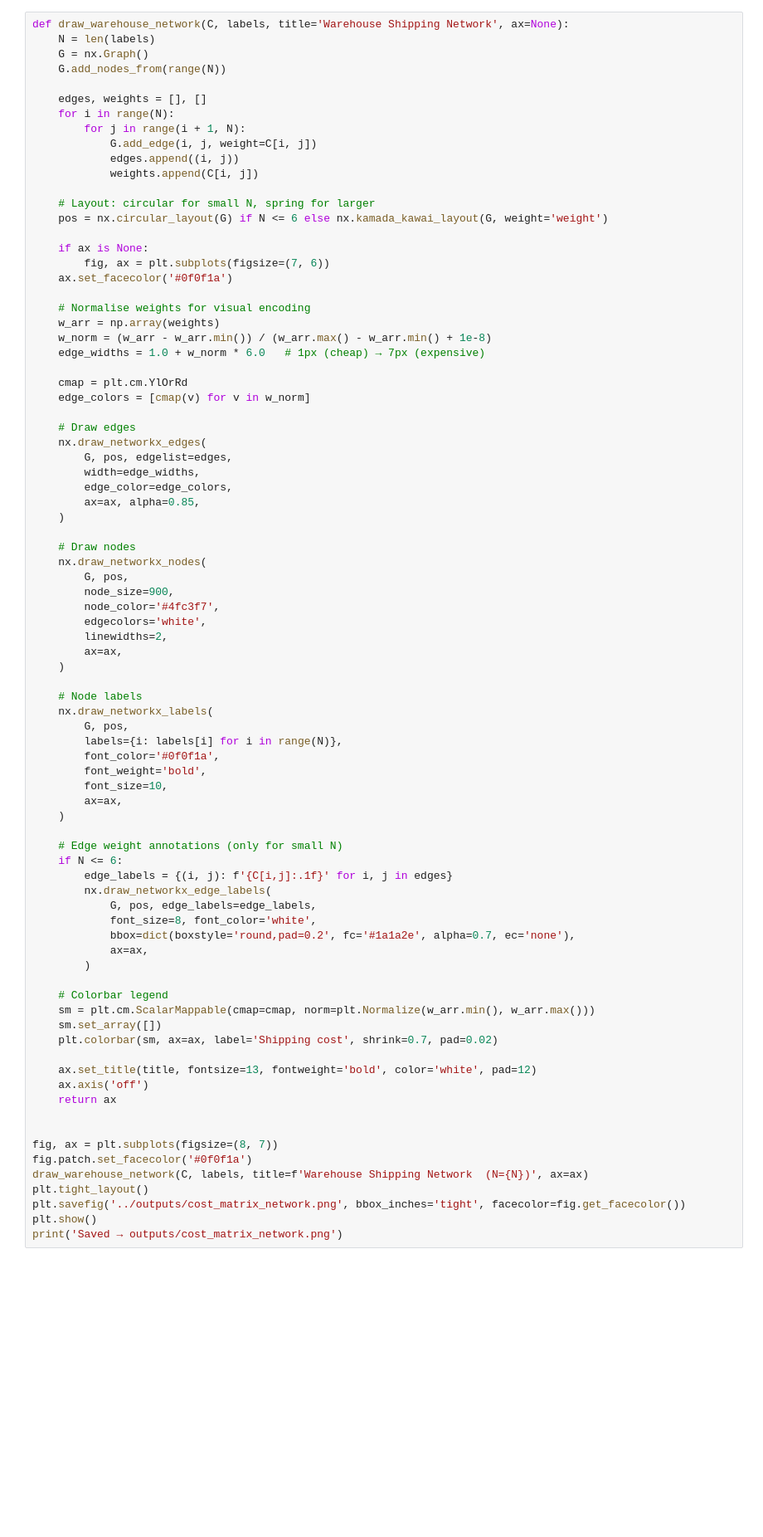
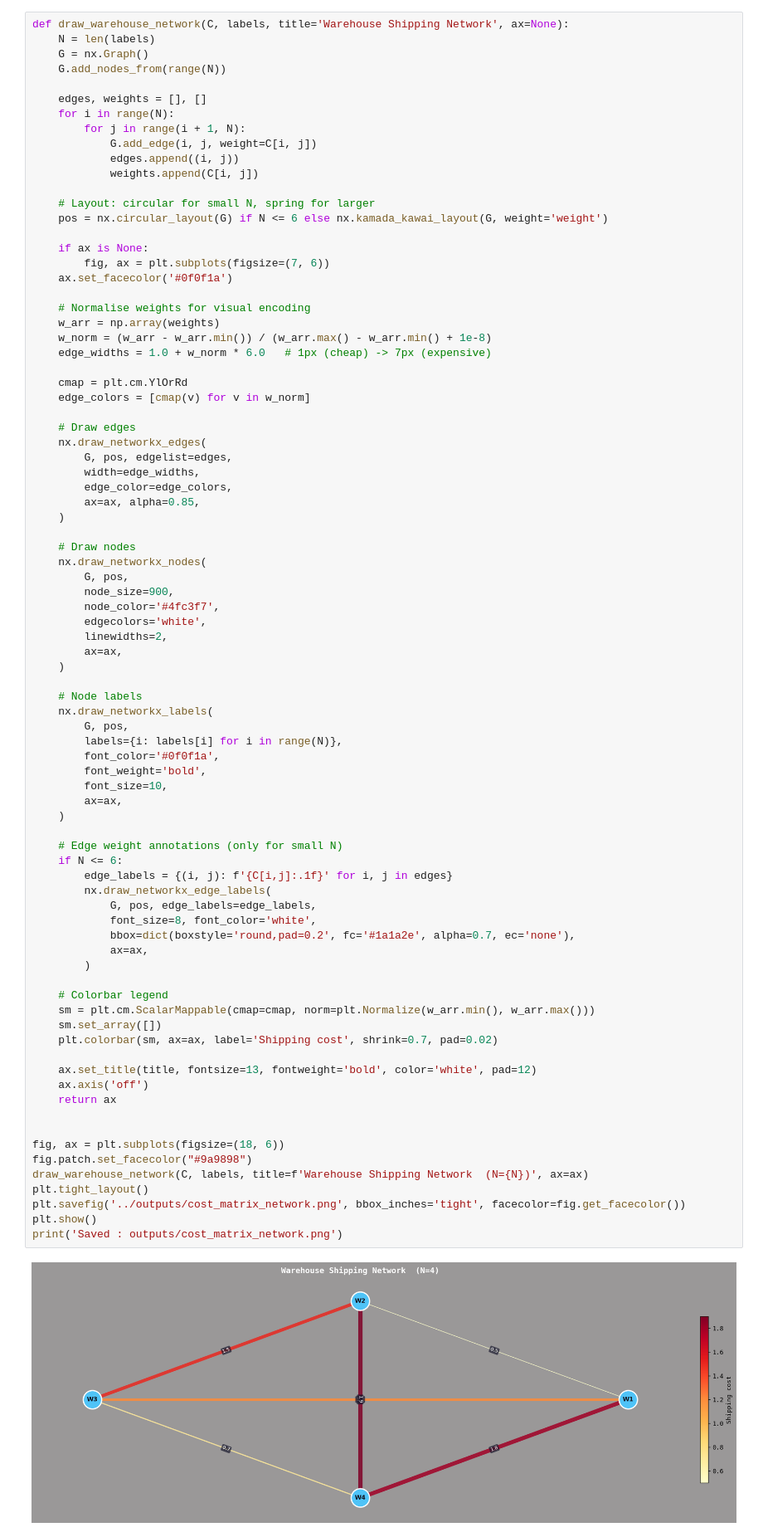
Before and after one commit to MassineELKHADER/Warehouse-management-RL, a Jupyter notebook: notebooks/cost_matrix_exploration.ipynb, the cells around one changed output. Shown at 83% size. Cells and saved outputs as stored; diff of their text form; blank space fills up the shorter version.

```diff
--- a/notebooks/cost_matrix_exploration.ipynb
+++ b/notebooks/cost_matrix_exploration.ipynb
@@ -152,7 +204,7 @@ def draw_warehouse_network(C, labels, title='Warehouse Shipping Network', ax=Non
     # Normalise weights for visual encoding
     w_arr = np.array(weights)
     w_norm = (w_arr - w_arr.min()) / (w_arr.max() - w_arr.min() + 1e-8)
-    edge_widths = 1.0 + w_norm * 6.0   # 1px (cheap) → 7px (expensive)
+    edge_widths = 1.0 + w_norm * 6.0   # 1px (cheap) -> 7px (expensive)
 
     cmap = plt.cm.YlOrRd
     edge_colors = [cmap(v) for v in w_norm]
@@ -182,33 +234,35 @@ def draw_warehouse_network(C, labels, title='Warehouse Shipping Network', ax=Non
         font_color='#0f0f1a',
         font_weight='bold',
         font_size=10,
         ax=ax,
     )
 
     # Edge weight annotations (only for small N)
     if N <= 6:
         edge_labels = {(i, j): f'{C[i,j]:.1f}' for i, j in edges}
         nx.draw_networkx_edge_labels(
             G, pos, edge_labels=edge_labels,
             font_size=8, font_color='white',
             bbox=dict(boxstyle='round,pad=0.2', fc='#1a1a2e', alpha=0.7, ec='none'),
             ax=ax,
         )
 
     # Colorbar legend
     sm = plt.cm.ScalarMappable(cmap=cmap, norm=plt.Normalize(w_arr.min(), w_arr.max()))
     sm.set_array([])
     plt.colorbar(sm, ax=ax, label='Shipping cost', shrink=0.7, pad=0.02)
 
     ax.set_title(title, fontsize=13, fontweight='bold', color='white', pad=12)
     ax.axis('off')
     return ax
 
 
-fig, ax = plt.subplots(figsize=(8, 7))
-fig.patch.set_facecolor('#0f0f1a')
+fig, ax = plt.subplots(figsize=(18, 6))
+fig.patch.set_facecolor("#9a9898")
 draw_warehouse_network(C, labels, title=f'Warehouse Shipping Network  (N={N})', ax=ax)
 plt.tight_layout()
 plt.savefig('../outputs/cost_matrix_network.png', bbox_inches='tight', facecolor=fig.get_facecolor())
 plt.show()
-print('Saved → outputs/cost_matrix_network.png')
+print('Saved : outputs/cost_matrix_network.png')
+# %% [output]
+[figure, added]
```
Also changed, not shown: parts of 7 cells of this notebook, 2 other files.
